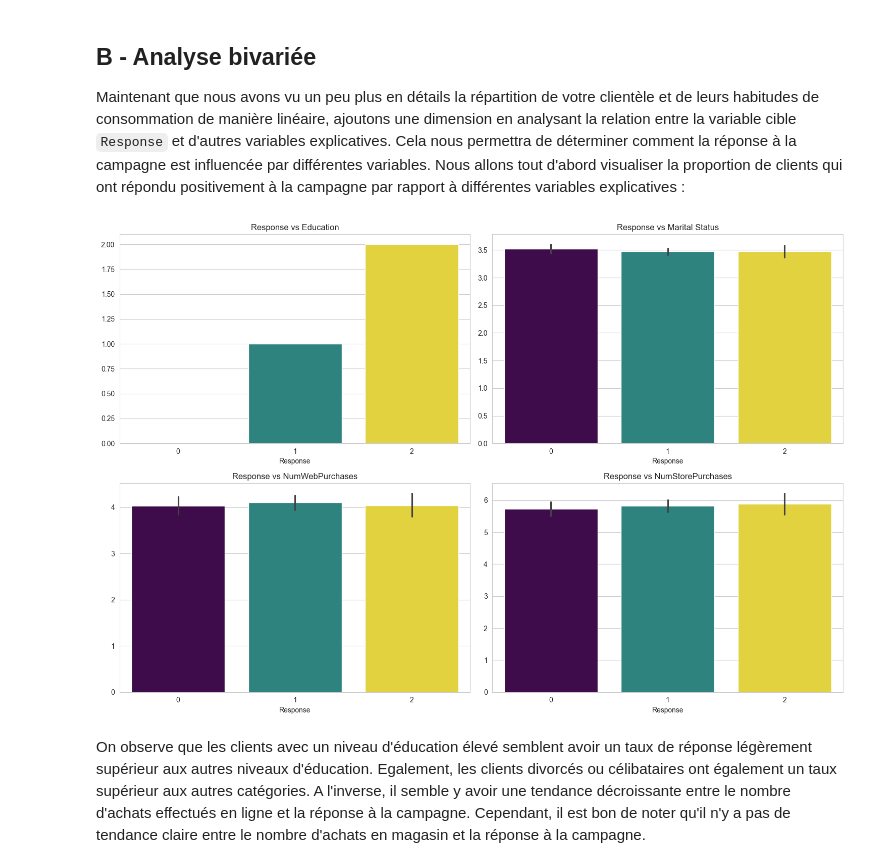
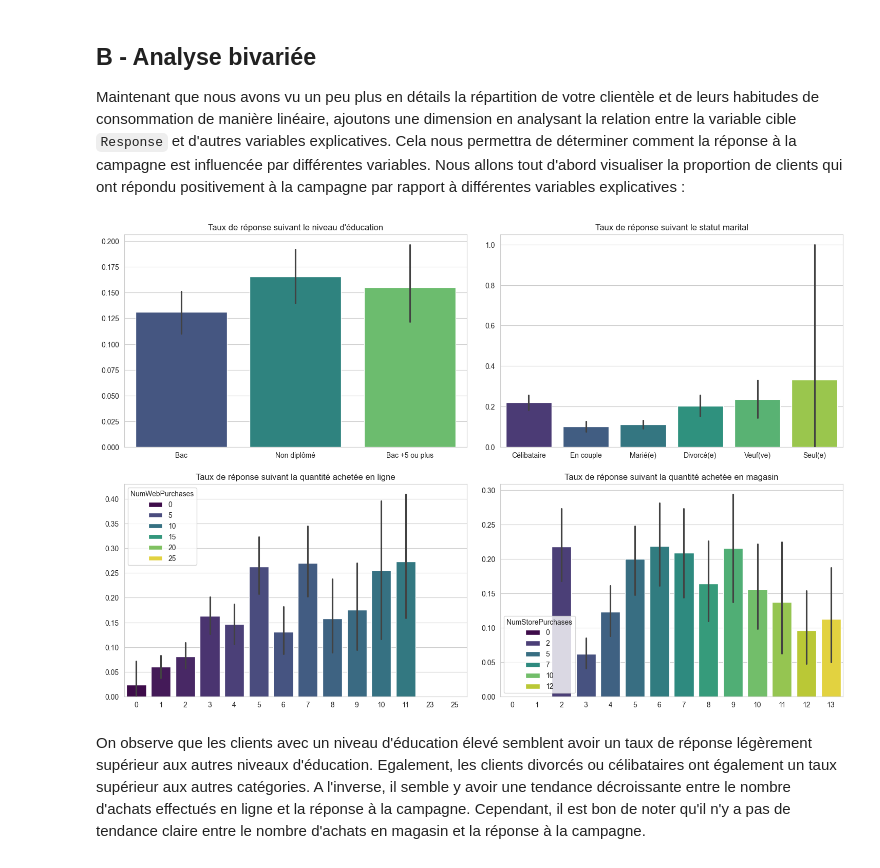
Before and after one commit to MattisFernandez/Rush05, a Jupyter notebook: Notebook.ipynb, the cells around one changed output. Saved outputs shown, nothing was run; the diff lists cells and outputs as text; code cells hidden in the pictures.

```diff
--- a/Notebook.ipynb
+++ b/Notebook.ipynb
@@ -188,30 +187,26 @@ En ce qui concerne les visites mensuelles sur notre site Web, la distribution pr
 # %% [markdown]
 Maintenant que nous avons étudié les variables numériques, observons la répartition des variables catégorielles comme `Education` et `Marital_Status` :
 # %%
+# Mappings
+marital_status_mapping = {
+    1: "Seul(e)", 2: "Célibataire", 3: "En couple", 4: "Marié(e)", 5: "Divorcé(e)", 6: "Veuf(ve)" }
+education_mapping = { 0: "Non diplômé", 1: "Bac", 2: "Bac +5 ou plus" }
+
+data_vis = data_encoded.copy()
+data_vis['Marital_Status_Labels'] = data_vis['Marital_Status_Score'].map(marital_status_mapping)
+data_vis['Education_Labels'] = data_vis['Education2'].map(education_mapping)
+
 # Code graphiques
-marital_status_mapping = {1: "Seul(e)", 2: "Célibataire", 3: "En couple", 4: "Marié(e)", 5: "Divorcé(e)", 6: "Veuf(ve)"}
-education_mapping = {0: "Non diplômé", 1: "Bac", 2: "Bac +5 ou plus"}
-data_encoded['Marital_Status_Labels'] = data_encoded['Marital_Status_Score'].map(marital_status_mapping)
-
 fig, axes = plt.subplots(1, 2, figsize=(15, 5))
-cat_vars = ['Education2', 'Marital_Status_Labels']
-titles = ['Répartition des clients suivant leur niveau d\'éducation', 'Répartition des clients suivant leur statut marital']
+cat_vars = ['Education_Labels', 'Marital_Status_Labels']
+titles = ["Répartition des clients suivant leur niveau d'éducation", "Répartition des clients suivant leur statut marital" ]
 
 for ax, var, title in zip(axes.flatten(), cat_vars, titles):
-    if var == 'Education2':
-        sns.countplot(y=data_encoded[var], ax=ax, order=data_encoded[var].value_counts().index, hue=data_encoded[var], palette="viridis", legend=False)
-    else:
-        sns.countplot(y=data_encoded[var], ax=ax, order=data_encoded[var].value_counts().index, hue=data_encoded[var], palette="viridis")
-
+    sns.countplot(y=data_vis[var], ax=ax, order=data_vis[var].value_counts().index, hue=data_vis[var], palette="viridis")
     ax.set_title(title)
     ax.set_xlabel('')
     ax.set_ylabel('')
 
-    if var == 'Education2':
-        y_ticks = ax.get_yticks()
-        ax.set_yticks(y_ticks)
-        ax.set_yticklabels([education_mapping[int(label)] for label in y_ticks])
-
 plt.tight_layout()
 plt.show()
 # %% [output]
@@ -223,22 +218,22 @@ On observe que la plupart de vos clients ont au moins le Baccalauréat, et viven
 
 Maintenant que nous avons vu un peu plus en détails la répartition de votre clientèle et de leurs habitudes de consommation de manière linéaire, ajoutons une dimension en analysant la relation entre la variable cible `Response` et d'autres variables explicatives. Cela nous permettra de déterminer comment la réponse à la campagne est influencée par différentes variables. Nous allons tout d'abord visualiser la proportion de clients qui ont répondu positivement à la campagne par rapport à différentes variables explicatives :
 # %%
-#Code graphiques
+# Code graphiques
 fig, axes = plt.subplots(2, 2, figsize=(15, 10))
-bi_vars = ['Education2', 'Marital_Status_Score', 'NumWebPurchases', 'NumStorePurchases']
-titles = ['Response vs Education', 'Response vs Marital Status', 'Response vs NumWebPurchases', 'Response vs NumStorePurchases']
+bi_vars = ['Education_Labels', 'Marital_Status_Labels', 'NumWebPurchases', 'NumStorePurchases']
+titles = ["Taux de réponse suivant le niveau d'éducation", "Taux de réponse suivant le statut marital", "Taux de réponse suivant la quantité achetée en ligne", "Taux de réponse suivant la quantité achetée en magasin"]
 
 for ax, var, title in zip(axes.flatten(), bi_vars, titles):
-    sns.barplot(x='Education2', y=var, data=data_encoded, hue='Education2', ax=ax, palette="viridis")
+    sns.barplot(x=var, y='Response', data=data_vis, hue=var, ax=ax, palette="viridis")
     ax.set_title(title)
     ax.set_ylabel('')
-    ax.set_xlabel('Response')
-    ax.get_legend().remove()  # Remove the legend for each plot
+    ax.set_xlabel('')
+    ax.title.set_position([.5, 1.05])
 
-plt.tight_layout()
+plt.tight_layout(pad=2.0)
 plt.show()
 # %% [output]
-[figure, old version]
+[figure, new version]
 # %% [markdown]
 On observe que les clients avec un niveau d'éducation élevé semblent avoir un taux de réponse légèrement supérieur aux autres niveaux d'éducation.
 Egalement, les clients divorcés ou célibataires ont également un taux supérieur aux autres catégories. A l'inverse, il semble y avoir une tendance décroissante entre le nombre d'achats effectués en ligne et la réponse à la campagne. Cependant, il est bon de noter qu'il n'y a pas de tendance claire entre le nombre d'achats en magasin et la réponse à la campagne.
```
Also changed, not shown: parts of 15 cells of this notebook.
